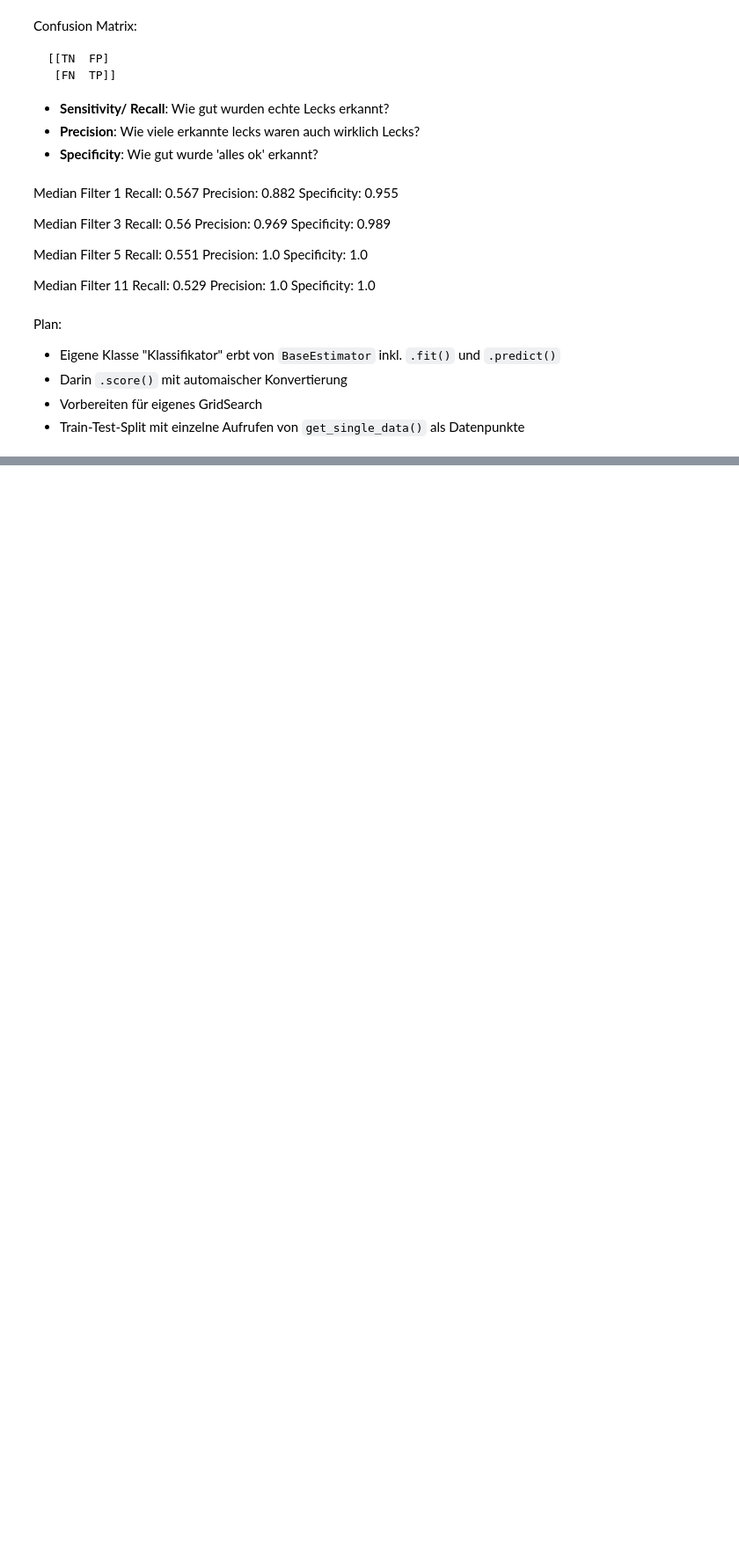
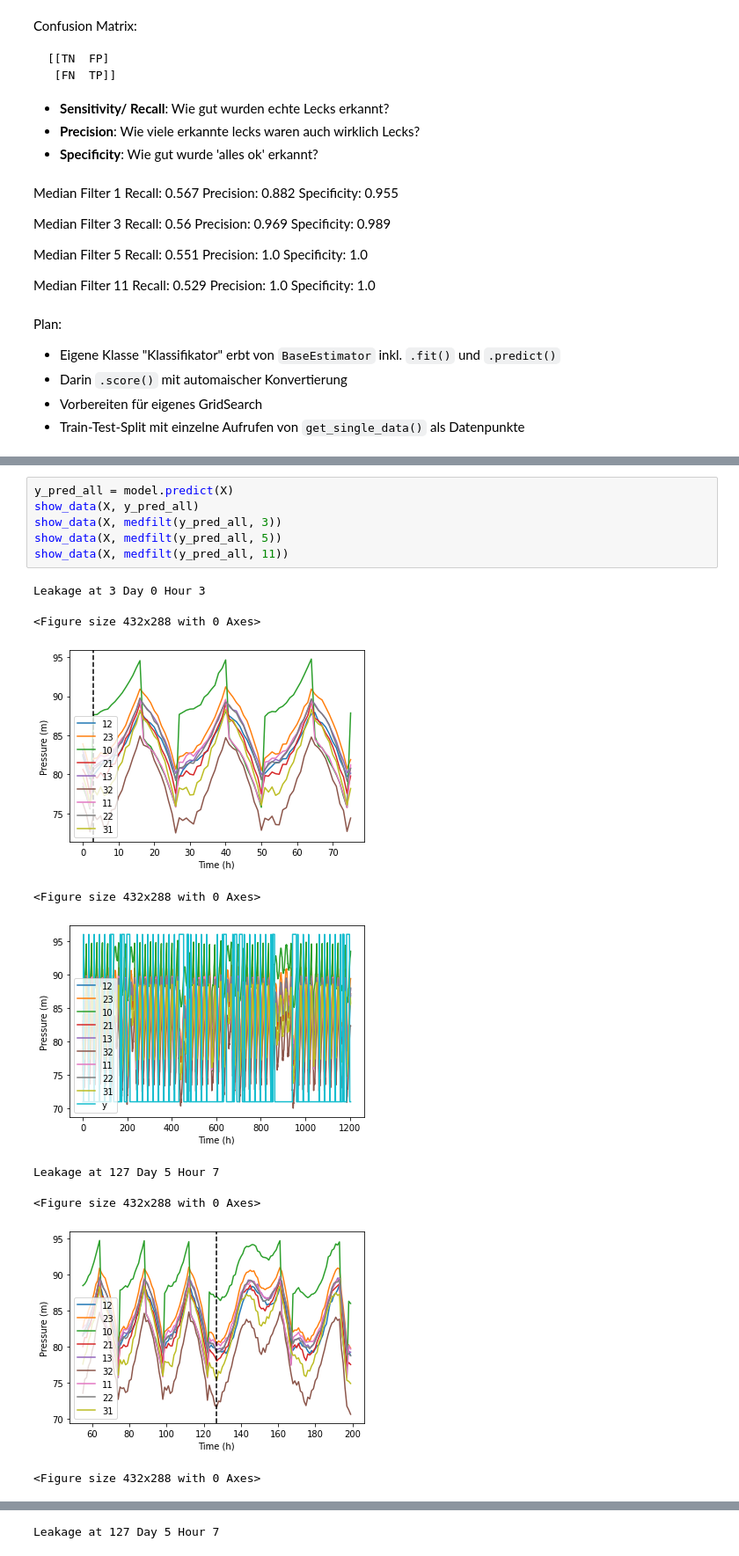
Before and after one commit to JulianBvW/BA-WDN-Leakage-Detection, a Jupyter notebook: LeakageDetection.ipynb, the cells around one changed output, grey strips where cells are left out. Shown at 88% size. Cells and saved outputs as stored; diff of their text form; blank space fills up the shorter version.

```diff
--- a/LeakageDetection.ipynb
+++ b/LeakageDetection.ipynb
@@ -267,0 +291,16 @@ Plan:
+# %%
+y_pred_all = model.predict(X)
+show_data(X, y_pred_all)
+show_data(X, medfilt(y_pred_all, 3))
+show_data(X, medfilt(y_pred_all, 5))
+show_data(X, medfilt(y_pred_all, 11))
+# %% [output]
+Leakage at 3 Day 0 Hour 3
+<Figure size 432x288 with 0 Axes>
+[figure, added]
+<Figure size 432x288 with 0 Axes>
+[figure, added]
+Leakage at 127 Day 5 Hour 7
+<Figure size 432x288 with 0 Axes>
+[figure, added]
+<Figure size 432x288 with 0 Axes>
@@ -267,0 +308 @@ Plan:
+Leakage at 127 Day 5 Hour 7
```
Also changed, not shown: parts of 14 cells of this notebook.
